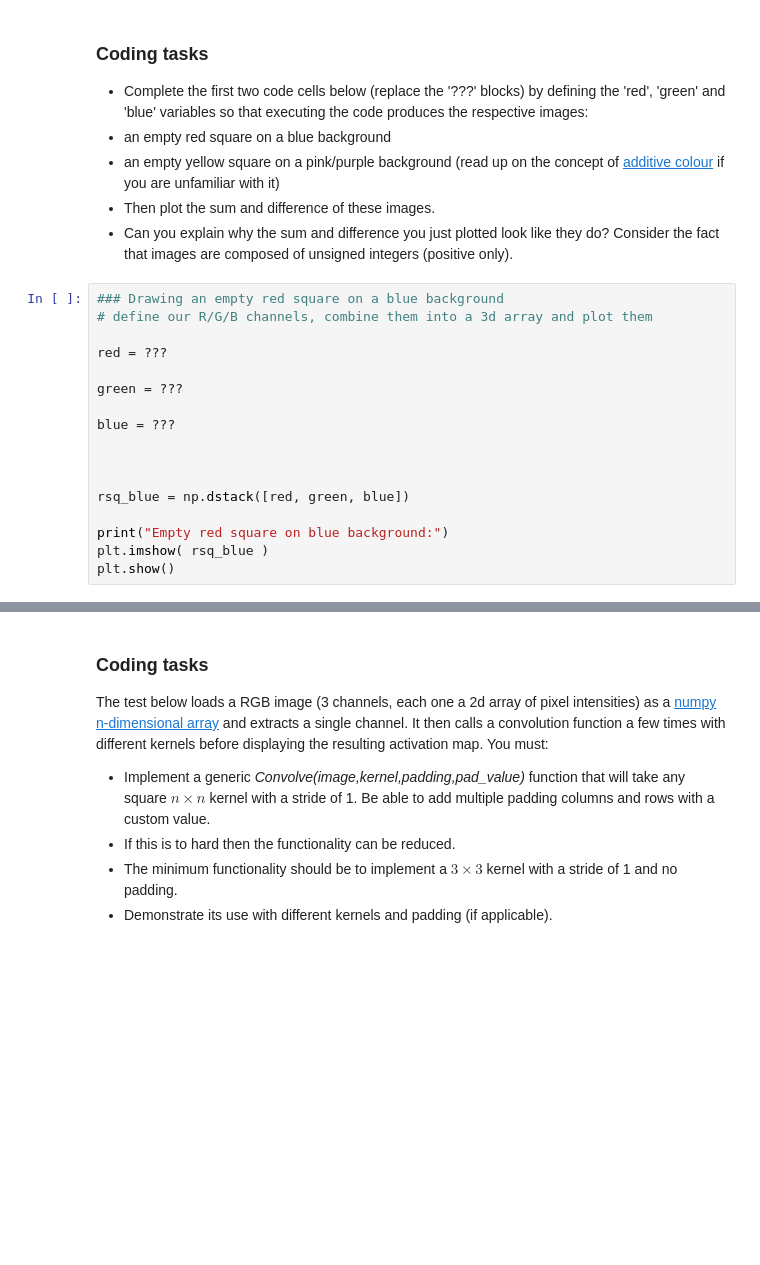
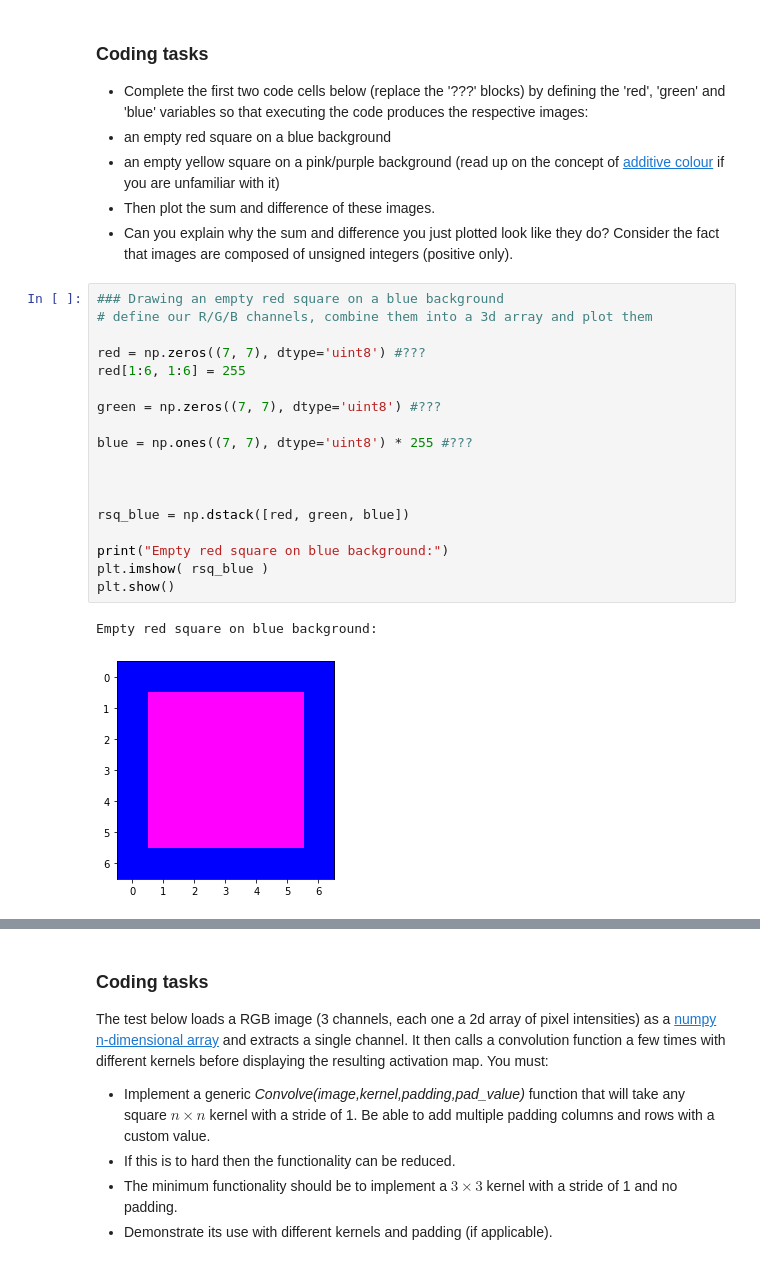
Before and after one commit to sean-meade/Convolution-Neural-Networks, a Jupyter notebook: Etivity3_ConvolutionNetworks_23233729.ipynb, the cells around one changed output, grey strips where cells are left out. Cells and saved outputs as stored; diff of their text form; blank space fills up the shorter version.

```diff
--- a/Etivity3_ConvolutionNetworks_23233729.ipynb
+++ b/Etivity3_ConvolutionNetworks_23233729.ipynb
@@ -150,20 +158,24 @@ So, what does this mean for our neural networks? Well, a black and white image o
 # %%
 ### Drawing an empty red square on a blue background
 # define our R/G/B channels, combine them into a 3d array and plot them
 
-red = ???
+red = np.zeros((7, 7), dtype='uint8') #???
+red[1:6, 1:6] = 255
 
-green = ???
+green = np.zeros((7, 7), dtype='uint8') #???
 
-blue = ???
+blue = np.ones((7, 7), dtype='uint8') * 255 #???
 
 
 
 rsq_blue = np.dstack([red, green, blue])
 
 print("Empty red square on blue background:")
 plt.imshow( rsq_blue )
 plt.show()
+# %% [output]
+Empty red square on blue background:
+[figure, added]
 # %%
 ### Drawing an empty yellow square on a pink/purple background
 # define our R/G/B channels, combine them into a 3d array and plot them
```
Also changed, not shown: parts of 25 cells of this notebook, 20 other files.
